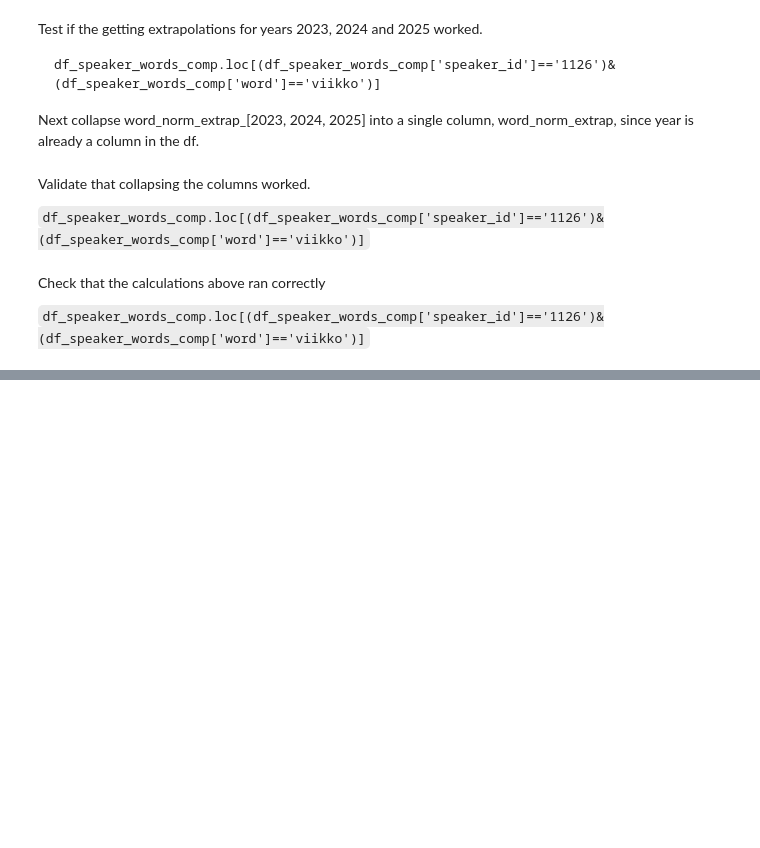
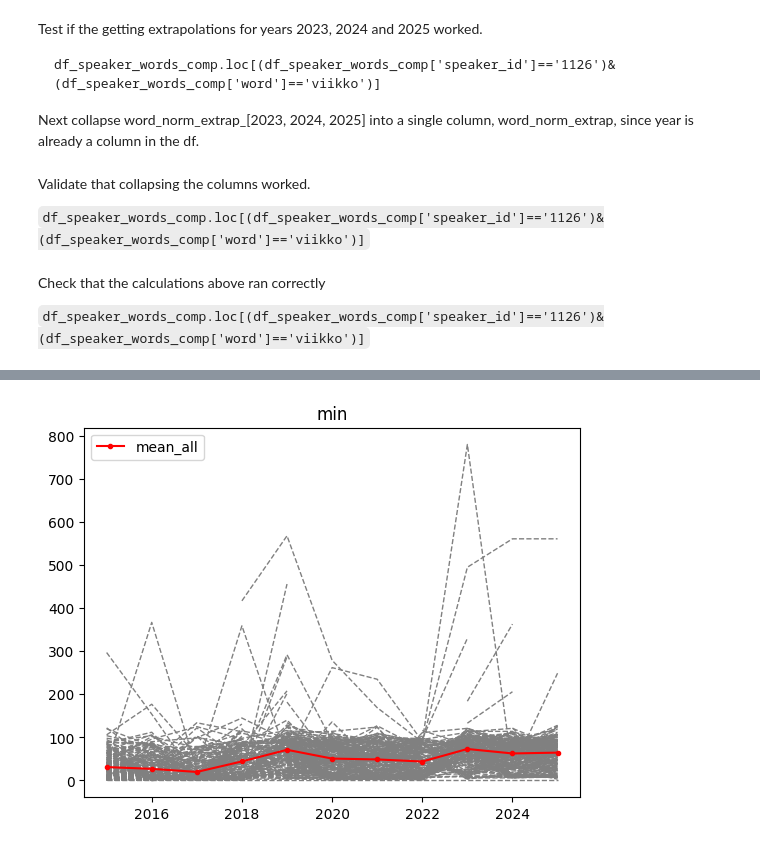
Before and after one commit to oarajala/ParliamentSampo_GenAI_detection, a Jupyter notebook: project/03b_analysis_person.ipynb, the cells around one changed output, grey strips where cells are left out. Cells and saved outputs as stored; diff of their text form; code cells hidden in the pictures; blank space fills up the shorter version.

Commit message:
Added visualisation to 03c ipynb

```diff
--- a/project/03b_analysis_person.ipynb
+++ b/project/03b_analysis_person.ipynb
@@ -366,0 +360,47 @@ df.loc[(~df['word_class'].isin(['sidesana','teonsana']))&(df['year']==2024)].sor
+# %%
+# filter df_speeches: leave only the speaker_ids that are in df_speakers
+df_speeches = df_speeches[df_speeches['speaker_id'].astype(str).isin(df_speakers['speaker_id'].astype(str))]
+# %%
+# calculate the lengths of the speakers' speeches per year
+# -> length of speech = number of words in speech
+def calculate_speech_length(speech: str) -> int:
+    # start processing only if the input value actually is a string
+    if type(speech) == str:
+        # clean each word in string
+        speech = [clean_string(i) for i in speech.split(' ')]
+        # return length of list: number of words in speech
+        # -> check that the length of the word is over 0; clean_string returns '' for removed characters, such as '!'
+        return len([i for i in speech if len(i)>0])
+    else:
+        return None
+
+df_speeches['n_words_in_speech'] = df_speeches.apply(lambda x: calculate_speech_length(x['content_lemmatized']), axis=1)
+# %%
+df_speech_lengths = pd.DataFrame(columns=['speaker_id','year','len_min','len_max','len_mean']).astype({'speaker_id':str,'year':int,'len_min':float,'len_max':float,'len_mean':float})
+for speaker in df_speeches['speaker_id'].unique():
+    for year in df_speeches['year'].loc[~df_speeches['speech_type'].isin(['PuhemiesPuheenvuoro'])].unique():
+        len_min = df_speeches['n_words_in_speech'].loc[(df_speeches['year']==year)&(df_speeches['speaker_id']==str(speaker))].min()
+        len_max = df_speeches['n_words_in_speech'].loc[(df_speeches['year']==year)&(df_speeches['speaker_id']==str(speaker))].max()
+        len_mean = df_speeches['n_words_in_speech'].loc[(df_speeches['year']==year)&(df_speeches['speaker_id']==str(speaker))].mean()
+        df_speech_lengths = pd.concat([df_speech_lengths,pd.DataFrame.from_dict(data={'speaker_id':[speaker], 'year':[year], 'len_min':[len_min], 'len_max':[len_max],'len_mean':[len_mean]}, orient='columns')], axis=0, ignore_index=True)
+
+df_speech_lengths = df_speech_lengths[df_speech_lengths['speaker_id'].notna()]
+# %%
+# the minimum length of of speeches HAS increased insce the relase of chatgpt, although not by much
+# plug in means and maxes, not much change there
+x = df_speech_lengths['year'].unique()
+
+avg = []
+for year in df_speech_lengths['year'].unique():
+    avg.append(df_speech_lengths['len_min'].loc[df_speech_lengths['year']==year].mean())
+
+for speaker in df_speech_lengths['speaker_id'].unique():
+    y = df_speech_lengths['len_min'][df_speech_lengths['speaker_id']==speaker].tolist()
+    plt.plot(x, y, color='grey', linestyle='dashed', linewidth=1)
+
+plt.plot(x, avg, '.-', label='mean_all', color='red')
+plt.title('min')
+plt.legend()
+plt.show()
+# %% [output]
+[figure, added]
```
Also changed, not shown: parts of 18 cells of this notebook, 1 other file.
